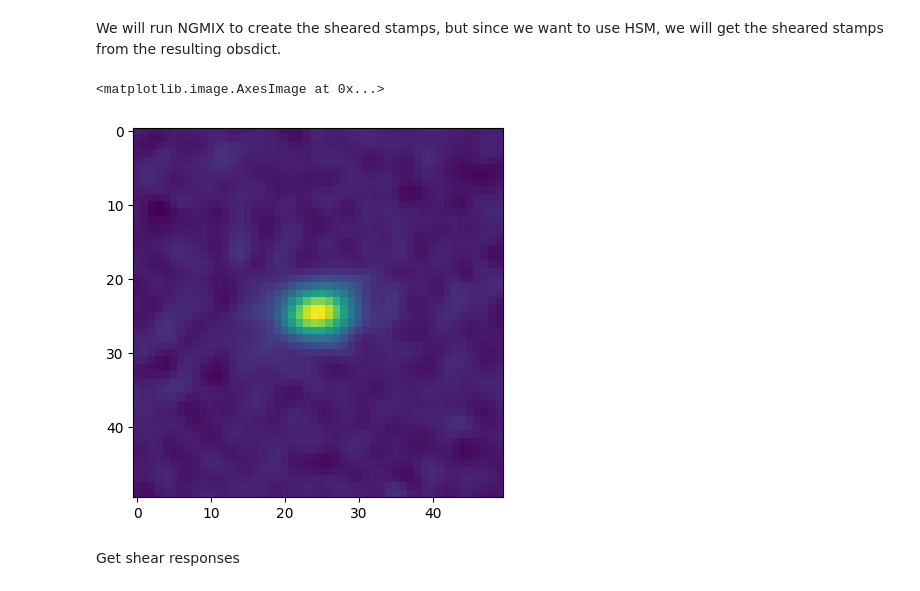
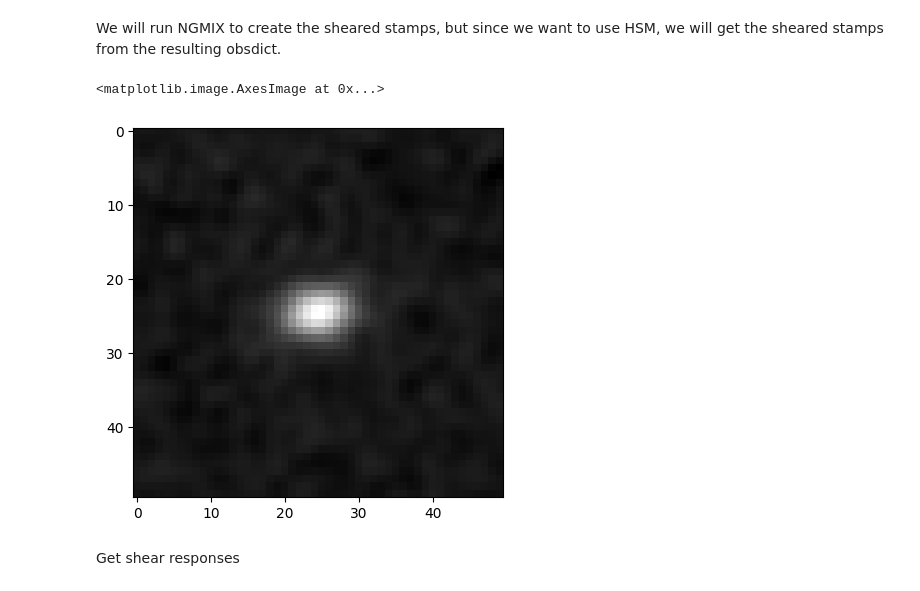
Before and after one commit to andrevitorelli/that-box-over-there, a Jupyter notebook: MetaCalReGauss.ipynb, the cells around one changed output. Drawn from its saved outputs; the diff is of its cells as text; code cells hidden in the pictures.

```diff
--- a/MetaCalReGauss.ipynb
+++ b/MetaCalReGauss.ipynb
@@ -23,7 +24,7 @@ rng = numpy.random.RandomState(31415)
 gal=galsim.Exponential(half_light_radius=gal_hlr).shear(
   g1=intrinsic_shape[0],
   g2=intrinsic_shape[1])
-psf = galsim.Moffat(beta=5,psf_fwhśf_fw).shear(g1 = 0.01, g2 = -0.02)
+psf = galsim.Moffat(beta=4.8,fwhm=psf_fwhm).shear(g1 = 0.01, g2 = -0.02)
 
 obs = galsim.Convolve([gal,psf])
 
@@ -106,10 +105,10 @@ We will run NGMIX to create the sheared stamps, but since we want to use HSM, we
 # %%
 obsdict = ngmix.metacal.get_all_metacal(obs,psf='gauss',rng=rng,fixnoise=True)
 # %%
-imshow(obsdict['noshear'].image)
+imshow(obsdict['noshear'].image,cmap='gray')
 # %% [output]
 <matplotlib.image.AxesImage at 0x...>
-[figure, old version]
+[figure, new version]
 # %%
 resdict = {x:None for x in obsdict.keys()}
 for key in obsdict.keys():
```
Also changed, not shown: parts of 4 cells of this notebook, 2 other files.
